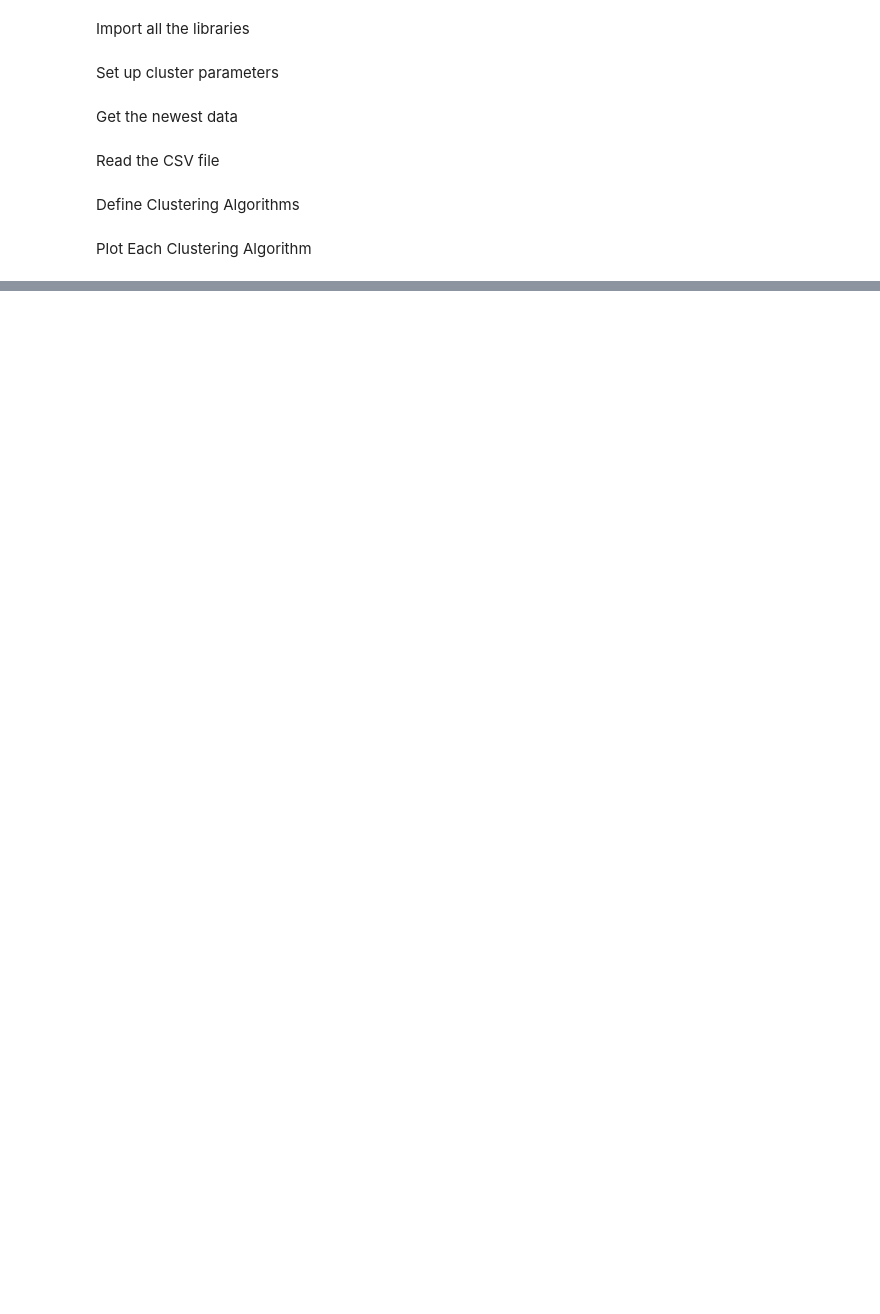
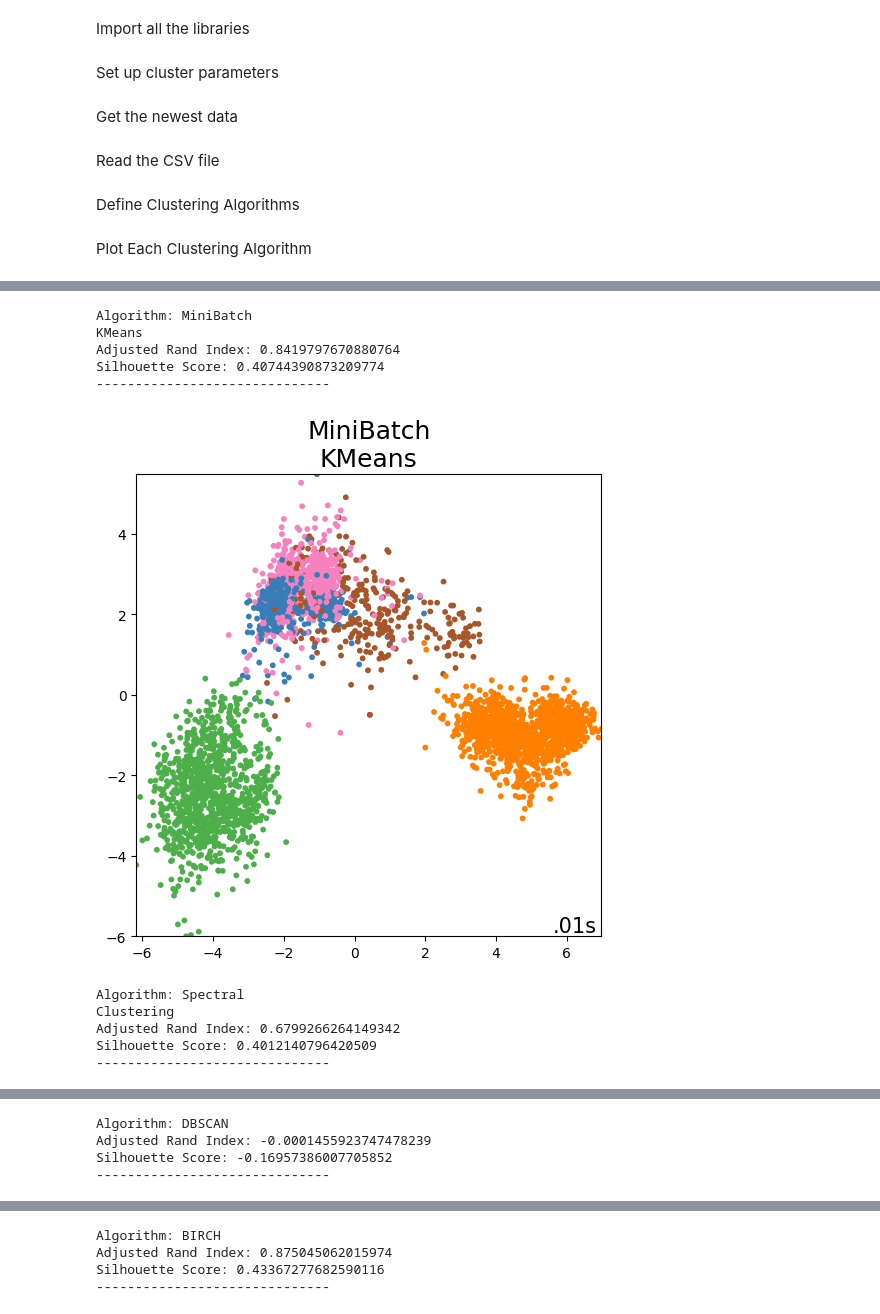
Before and after one commit to IIHermandII/P7-EIT-AAU, a Jupyter notebook: Clustering.ipynb, the cells around one changed output, grey strips where cells are left out. Saved outputs shown, nothing was run; the diff lists cells and outputs as text; code cells hidden in the pictures; blank space fills up the shorter version.

Commit message:
Clustering

```diff
--- a/Clustering.ipynb
+++ b/Clustering.ipynb
@@ -76,6 +78,10 @@ labels = X.iloc[:, 0].values
 # Scale the data to have 0 mean and variance 1 - recommended step by sklearn
 X = StandardScaler().fit_transform(data)
 
+# Apply PCA to reduce the dimensionality of the data
+pca = PCA(n_components=6)
+X = pca.fit_transform(X)
+
 # Estimate bandwidth for mean shift
 bandwidth = cluster.estimate_bandwidth(X, quantile=params["quantile"])
 
@@ -212,13 +218,3 @@ def plot_clustering(algorithm, name, X):
         horizontalalignment="right",
     )
     plt.show()
-# %%
-for name, algorithm in clustering_algorithms:
-    if name == 'MiniBatch\nKMeans' or name == 'Gaussian\nMixture':
-        plot_clustering(algorithm, name, X)
-plt.figure(figsize=(6, 6))
-plt.title("Raw Data", size=18)
-plt.scatter(X[:, 0], X[:, 1], s=10)
-plt.xlabel("Feature 1")
-plt.ylabel("Feature 2")
-plt.show()
@@ -228,0 +221,56 @@ plt.show()
+# %%
+from sklearn.metrics import adjusted_rand_score, normalized_mutual_info_score, silhouette_score
+
+# Assuming y_true contains the true labels for the data
+y_true = labels
+
+# Function to evaluate clustering performance
+def evaluate_clustering(y_true, y_pred):
+    ari = adjusted_rand_score(y_true, y_pred)
+    if len(set(y_pred)) > 1:  # Check if there is more than one cluster
+        sil = silhouette_score(X, y_pred, metric='euclidean')
+    else:
+        sil = -1  # Assign a default value if only one cluster is found
+    return ari, nmi, sil
+
+# Iterate over the clustering algorithms and evaluate their performance
+for name, algorithm in clustering_algorithms:
+    if name in ['MiniBatch\nKMeans', 'Spectral\nClustering', 'DBSCAN', 'BIRCH', 'Gaussian\nMixture']:
+        algorithm.fit(X)
+        if hasattr(algorithm, 'labels_'):
+            y_pred = algorithm.labels_.astype(int)
+        else:
+            y_pred = algorithm.predict(X)
+
+        # Evaluate the clustering performance
+        ari, nmi, sil = evaluate_clustering(y_true, y_pred)
+        print(f"Algorithm: {name}")
+        # Compare the clustering results of how much together or apart the true and anticipated labels are
+        print(f"Adjusted Rand Index: {ari}")
+        # The coheviseness and seperation of the clusters are measured range from -1 to 1, with 1
+        # indicating dense, well-separated clusters and -1 indicating objects might be in incorrect clusters
+        print(f"Silhouette Score: {sil}")
+        print("-" * 30)
+
+        # Plot the clustering results
+        plot_clustering(algorithm, name, X)
+
+# Plot the raw data
+plt.figure(figsize=(6, 6))
+plt.title("Raw Data", size=18)
+plt.scatter(X[:, 0], X[:, 1], s=10)
+plt.xlabel("Feature 1")
+plt.ylabel("Feature 2")
+plt.show()
+# %% [output]
+Algorithm: MiniBatch
+KMeans
+Adjusted Rand Index: 0.8419797670880764
+Silhouette Score: 0.40744390873209774
+------------------------------
+[figure, added]
+Algorithm: Spectral
+Clustering
+Adjusted Rand Index: 0.6799266264149342
+Silhouette Score: 0.4012140796420509
+------------------------------
@@ -228,0 +278,4 @@ plt.show()
+Algorithm: DBSCAN
+Adjusted Rand Index: -0.0001455923747478239
+Silhouette Score: -0.16957386007705852
+------------------------------
@@ -228,0 +283,4 @@ plt.show()
+Algorithm: BIRCH
+Adjusted Rand Index: 0.875045062015974
+Silhouette Score: 0.43367277682590116
+------------------------------
```
Also changed, not shown: parts of 4 cells of this notebook, 1 other file.
